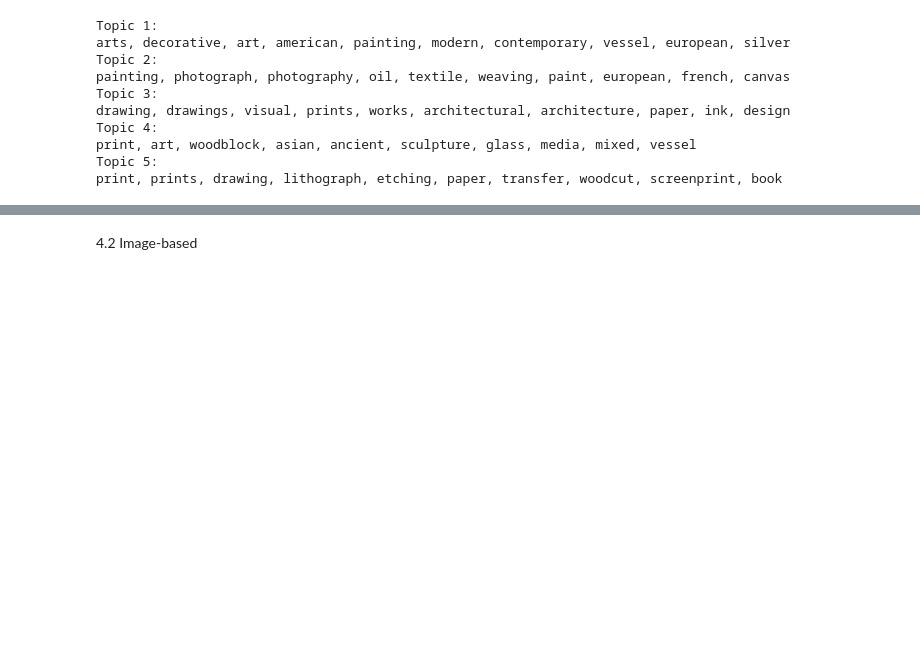
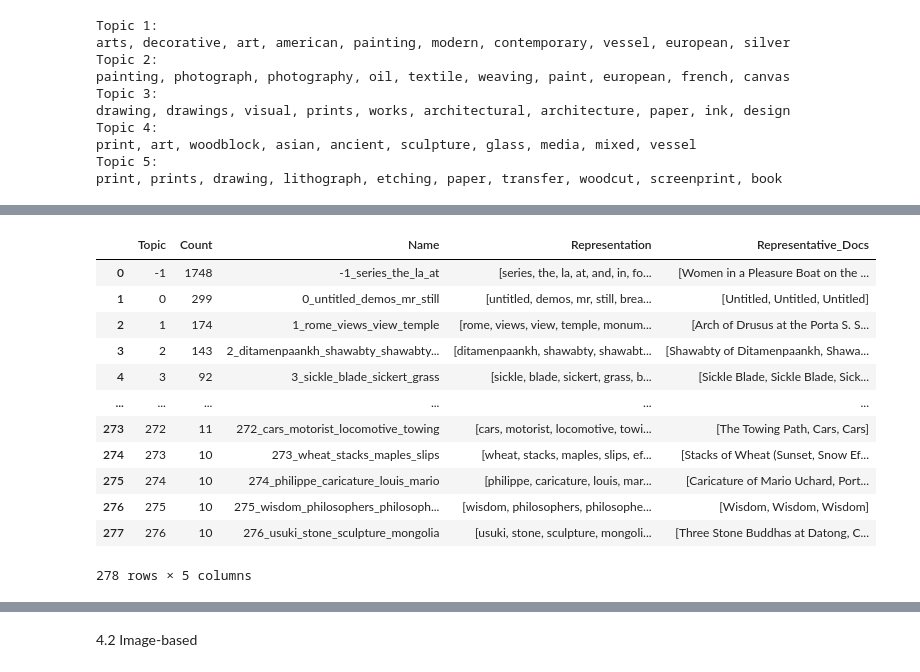
Before and after one commit to yfgann/ACTH25_project, a Jupyter notebook: main ziqi.ipynb, the cells around one changed output, grey strips where cells are left out. Saved outputs shown, nothing was run; the diff lists cells and outputs as text; code cells hidden in the pictures; blank space fills up the shorter version.

```diff
--- a/main ziqi.ipynb
+++ b/main ziqi.ipynb
@@ -670,0 +732,9 @@ print, prints, drawing, lithograph, etching, paper, transfer, woodcut, screenpri
+# %%
+from bertopic import BERTopic #discover thematic “topics” from titles or descriptions.
+
+topic_model = BERTopic(verbose=True)
+topics, probs = topic_model.fit_transform(df["title"].tolist())
+
+df["title"] = topics
+topic_model.get_topic_info()  # Shows top words per title
+# %% [output]
@@ -670,0 +749,13 @@ print, prints, drawing, lithograph, etching, paper, transfer, woodcut, screenpri
+|  | Topic | Count | Name | Representation | Representative_Docs |
+| 0 | -1 | 1748 | -1_series_the_la_at | [series, the, la, at, and, in, fo... | [Women in a Pleasure Boat on the ... |
+| 1 | 0 | 299 | 0_untitled_demos_mr_still | [untitled, demos, mr, still, brea... | [Untitled, Untitled, Untitled] |
+| 2 | 1 | 174 | 1_rome_views_view_temple | [rome, views, view, temple, monum... | [Arch of Drusus at the Porta S. S... |
+| 3 | 2 | 143 | 2_ditamenpaankh_shawabty_shawabty... | [ditamenpaankh, shawabty, shawabt... | [Shawabty of Ditamenpaankh, Shawa... |
+| 4 | 3 | 92 | 3_sickle_blade_sickert_grass | [sickle, blade, sickert, grass, b... | [Sickle Blade, Sickle Blade, Sick... |
+| ... | ... | ... | ... | ... | ... |
+| 273 | 272 | 11 | 272_cars_motorist_locomotive_towing | [cars, motorist, locomotive, towi... | [The Towing Path, Cars, Cars] |
+| 274 | 273 | 10 | 273_wheat_stacks_maples_slips | [wheat, stacks, maples, slips, ef... | [Stacks of Wheat (Sunset, Snow Ef... |
+| 275 | 274 | 10 | 274_philippe_caricature_louis_mario | [philippe, caricature, louis, mar... | [Caricature of Mario Uchard, Port... |
+| 276 | 275 | 10 | 275_wisdom_philosophers_philosoph... | [wisdom, philosophers, philosophe... | [Wisdom, Wisdom, Wisdom] |
+| 277 | 276 | 10 | 276_usuki_stone_sculpture_mongolia | [usuki, stone, sculpture, mongoli... | [Three Stone Buddhas at Datong, C... |
+278 rows × 5 columns
```
Also changed, not shown: parts of 20 cells of this notebook.
